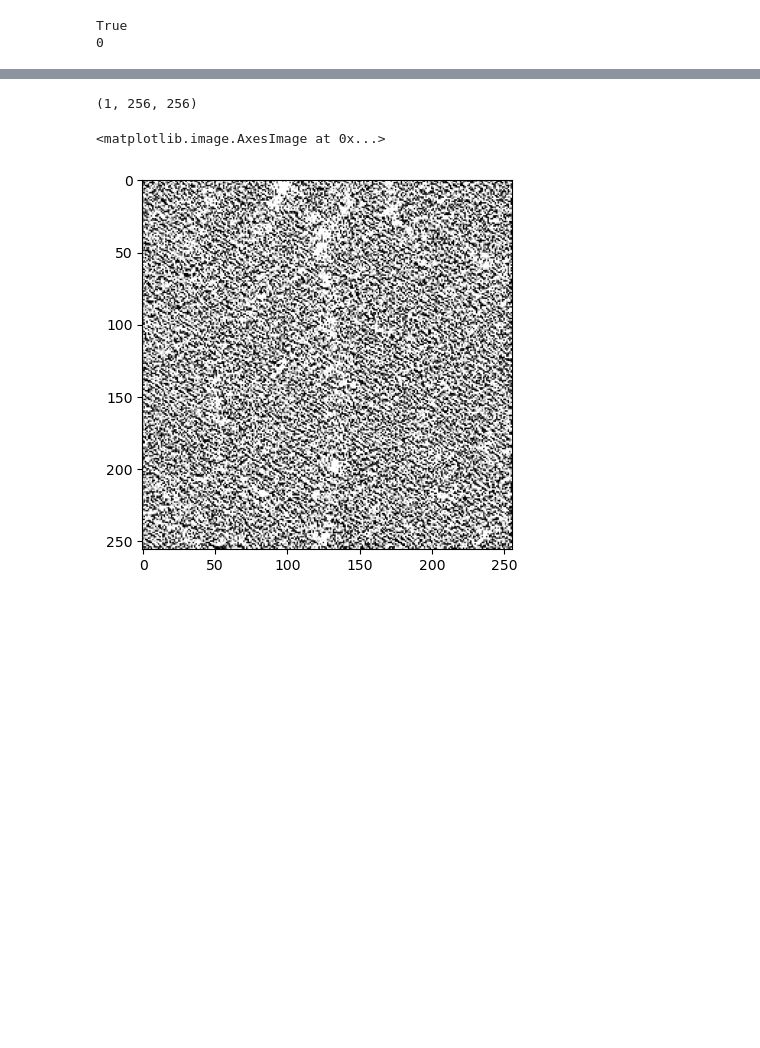
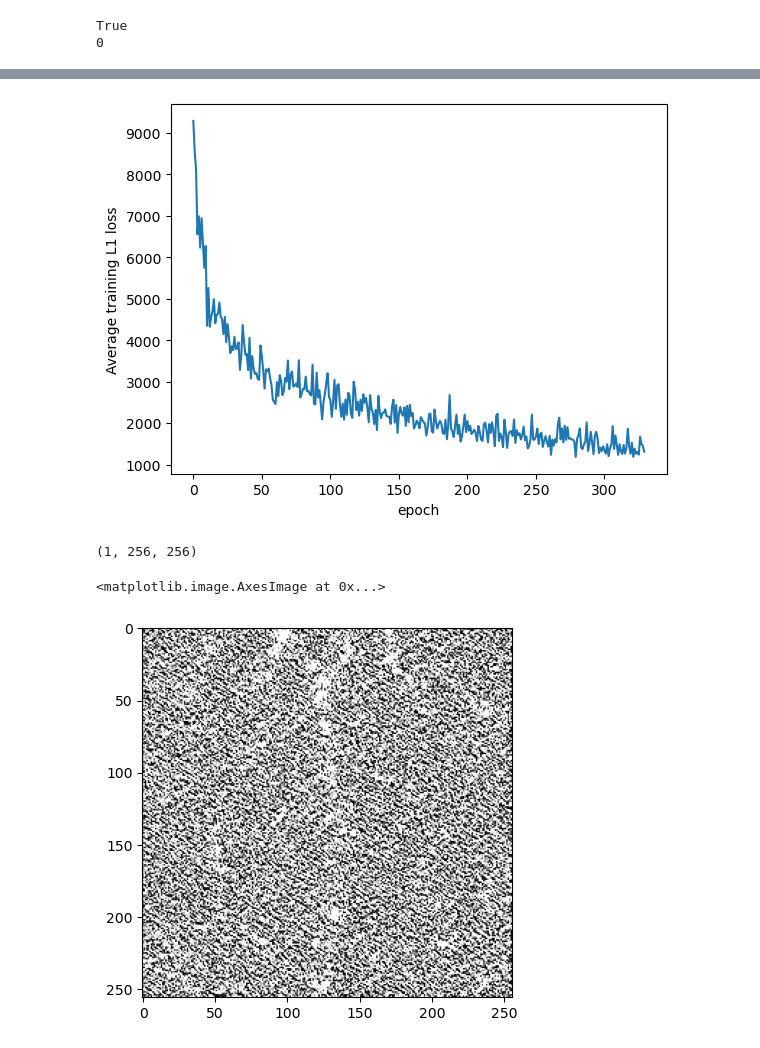
Before and after one commit to reallsx/arpes_diffusion, a Jupyter notebook: sr3_try.ipynb, the cells around one changed output, grey strips where cells are left out. Cells and saved outputs as stored; diff of their text form; code cells hidden in the pictures; blank space fills up the shorter version.

```diff
--- a/sr3_try.ipynb
+++ b/sr3_try.ipynb
@@ -165,13 +165,17 @@ def gpu_cooldown(gpu_id = 0, upper_lim = 90, lower_lim = 75, sleep_time = 30):
             temp = get_gpu_temperature(gpu_id)
         return
 # %%
-optimizer = Adam(model.parameters(), lr=3e-6)
+optimizer = Adam(UNET.parameters(), lr=3e-6)
 
 UNET.train()
 
-for epoch in range(200):
+# training_loss = []
 
-    if epoch % 25 ==0:
+for epoch in range(50):
+
+    loss_in_epoch = []
+
+    if epoch % 5 ==0:
         gpu_cooldown()
 
     for batch_idx, data in enumerate(train_dataloader):
@@ -183,6 +187,12 @@ for epoch in range(200):
         loss = diffusor.p_losses(data)
         loss.backward()
         optimizer.step()
+
+        loss_in_epoch.append(loss.item()/5) # divide by batch size
+
         if batch_idx % 100 == 0:
             print('Epoch: {}, Batch: {}, Loss: {:.4f}'.format(epoch, batch_idx, loss.item()))
+
+
+    training_loss.append(np.mean(loss_in_epoch))
 # %% [output]
@@ -206,2 +216,10 @@ Epoch: 199, Batch: 0, Loss: 504084.8438
+# %%
+
+plt.plot(range(len(training_loss)),training_loss)
+plt.xlabel("epoch")
+plt.ylabel("Average training L1 loss")
+plt.show()
+# %% [output]
+[figure, added]
 # %%
 UNET.eval()
```
Also changed, not shown: parts of 12 cells of this notebook.
